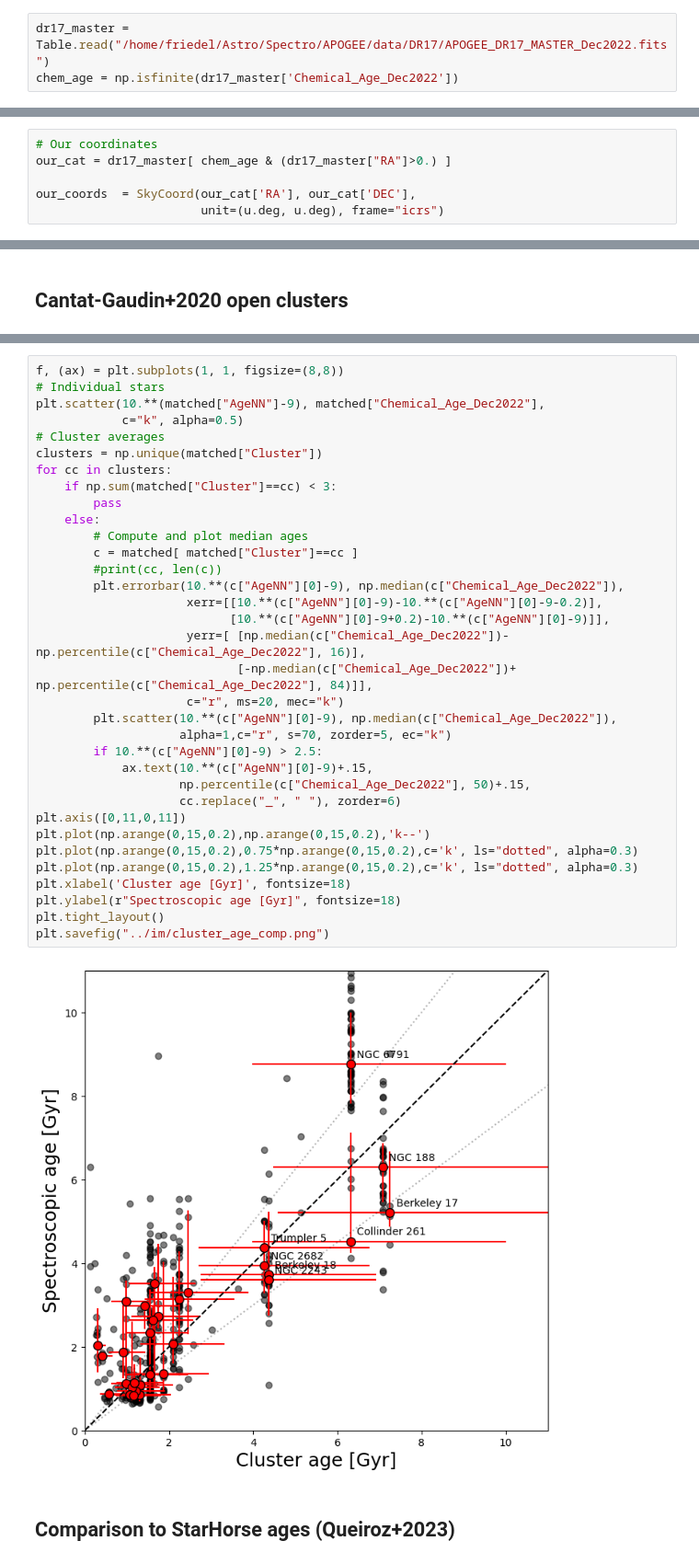
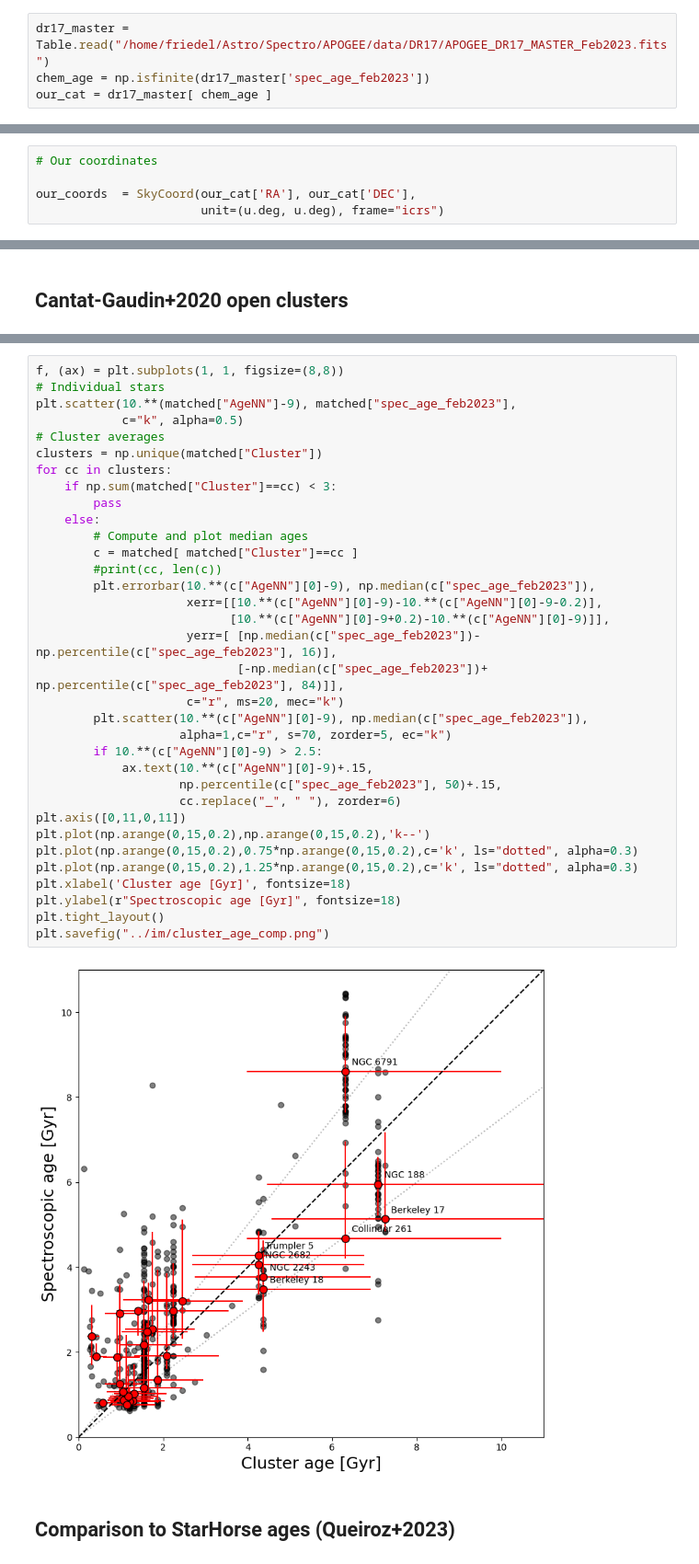
Before and after one commit to fjaellet/xgboost_chem_ages, a Jupyter notebook: py/test_age_catalogues.ipynb, the cells around one changed output, grey strips where cells are left out. Shown at 92% size. Saved outputs shown, nothing was run; the diff lists cells and outputs as text.

```diff
--- a/py/test_age_catalogues.ipynb
+++ b/py/test_age_catalogues.ipynb
@@ -143,8 +145,9 @@ Table length=606
 | 110639075 | 2M19242774+0046427 | 291.115612 | 0.778551 | 37.41384 | -6.98395 | COROTC | LRc01 | supervised fit | 38.86 | 0.778 | 4.26 | ... |
 | 110649535 | 2M19281376+0129500 | 292.057341 | 1.49723 | 38.49498 | -7.48662 | COROTC | LRc01 | automatic fit | 82.25 | 1.935 | 8.17 | ... |
 # %%
-dr17_master = Table.read("/home/friedel/Astro/Spectro/APOGEE/data/DR17/APOGEE_DR17_MASTER_Dec2022.fits")
-chem_age = np.isfinite(dr17_master['Chemical_Age_Dec2022'])
+dr17_master = Table.read("/home/friedel/Astro/Spectro/APOGEE/data/DR17/APOGEE_DR17_MASTER_Feb2023.fits")
+chem_age = np.isfinite(dr17_master['spec_age_feb2023'])
+our_cat = dr17_master[ chem_age ]
 # %% [markdown]
 ## Location in the Galaxy (RGal vs ZGal, XGal vs YGal)
 # %%
@@ -206,7 +243,6 @@ plt.savefig("../im/seismic_age_uncerts.png")
 ## Crossmatch each of those catalogues with our "chemical ages"
 # %%
 # Our coordinates
-our_cat = dr17_master[ chem_age & (dr17_master["RA"]>0.) ]
 
 our_coords  = SkyCoord(our_cat['RA'], our_cat['DEC'],
                        unit=(u.deg, u.deg), frame="icrs")
@@ -343,39 +345,39 @@ WARNING: MergeConflictWarning: Cannot merge meta key 'EXTNAME' types <class 'str
 # %%
 f, (ax) = plt.subplots(1, 1, figsize=(8,8))
 # Individual stars
-plt.scatter(10.**(matched["AgeNN"]-9), matched["Chemical_Age_Dec2022"],
+plt.scatter(10.**(matched["AgeNN"]-9), matched["spec_age_feb2023"],
             c="k", alpha=0.5)
 # Cluster averages
 clusters = np.unique(matched["Cluster"])
 for cc in clusters:
     if np.sum(matched["Cluster"]==cc) < 3:
         pass
     else:
         # Compute and plot median ages
         c = matched[ matched["Cluster"]==cc ]
         #print(cc, len(c))
-        plt.errorbar(10.**(c["AgeNN"][0]-9), np.median(c["Chemical_Age_Dec2022"]),
+        plt.errorbar(10.**(c["AgeNN"][0]-9), np.median(c["spec_age_feb2023"]),
                      xerr=[[10.**(c["AgeNN"][0]-9)-10.**(c["AgeNN"][0]-9-0.2)],
                            [10.**(c["AgeNN"][0]-9+0.2)-10.**(c["AgeNN"][0]-9)]],
-                     yerr=[ [np.median(c["Chemical_Age_Dec2022"])- np.percentile(c["Chemical_Age_Dec2022"], 16)],
-                            [-np.median(c["Chemical_Age_Dec2022"])+ np.percentile(c["Chemical_Age_Dec2022"], 84)]],
+                     yerr=[ [np.median(c["spec_age_feb2023"])- np.percentile(c["spec_age_feb2023"], 16)],
+                            [-np.median(c["spec_age_feb2023"])+ np.percentile(c["spec_age_feb2023"], 84)]],
                      c="r", ms=20, mec="k")
-        plt.scatter(10.**(c["AgeNN"][0]-9), np.median(c["Chemical_Age_Dec2022"]),
+        plt.scatter(10.**(c["AgeNN"][0]-9), np.median(c["spec_age_feb2023"]),
                     alpha=1,c="r", s=70, zorder=5, ec="k")
         if 10.**(c["AgeNN"][0]-9) > 2.5:
             ax.text(10.**(c["AgeNN"][0]-9)+.15,
-                    np.percentile(c["Chemical_Age_Dec2022"], 50)+.15,
+                    np.percentile(c["spec_age_feb2023"], 50)+.15,
                     cc.replace("_", " "), zorder=6)
 plt.axis([0,11,0,11])
 plt.plot(np.arange(0,15,0.2),np.arange(0,15,0.2),'k--')
 plt.plot(np.arange(0,15,0.2),0.75*np.arange(0,15,0.2),c='k', ls="dotted", alpha=0.3)
 plt.plot(np.arange(0,15,0.2),1.25*np.arange(0,15,0.2),c='k', ls="dotted", alpha=0.3)
 plt.xlabel('Cluster age [Gyr]', fontsize=18)
 plt.ylabel(r"Spectroscopic age [Gyr]", fontsize=18)
 plt.tight_layout()
 plt.savefig("../im/cluster_age_comp.png")
 # %% [output]
-[figure, old version]
+[figure, new version]
 # %% [markdown]
 ## Comparison to StarHorse ages (Queiroz+2023)
 # %%
```
Also changed, not shown: parts of 17 cells of this notebook, 21 other files.
